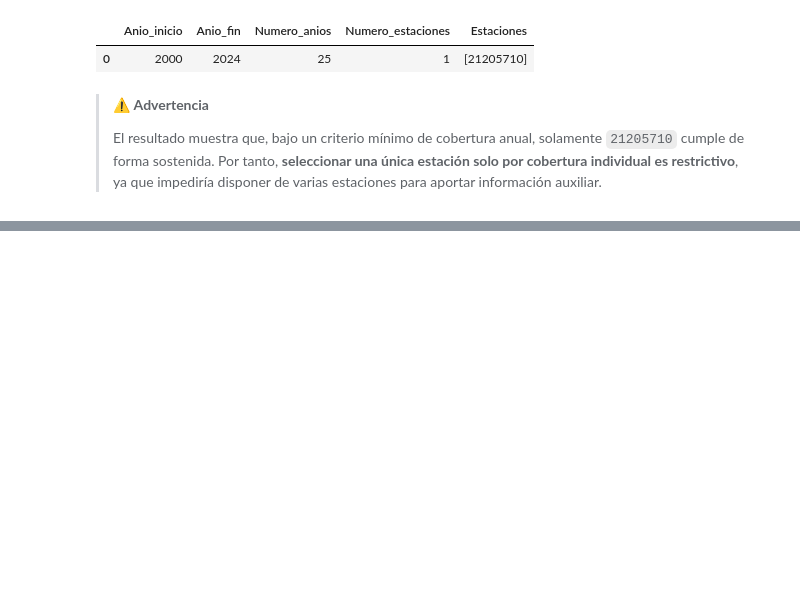
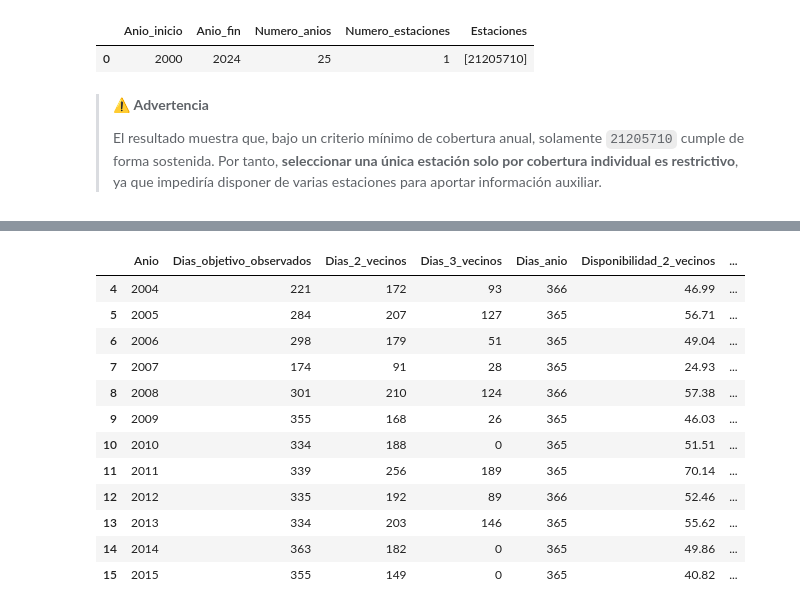
Before and after one commit to Antaesa-01/TFM-Precipitacion, a Jupyter notebook: notebooks/02_Descarga_Precipitaciones_DHIME.ipynb, the cells around one changed output, grey strips where cells are left out. Saved outputs shown, nothing was run; the diff lists cells and outputs as text; code cells hidden in the pictures; blank space fills up the shorter version.

```diff
--- a/notebooks/02_Descarga_Precipitaciones_DHIME.ipynb
+++ b/notebooks/02_Descarga_Precipitaciones_DHIME.ipynb
@@ -2022,0 +912,8 @@ Se instala `contextily`, librería utilizada únicamente para incorporar un mapa
+# %%
+df_wide = df_precipitacion_completo.pivot(
+    index="Fecha", columns="CodigoEstacion", values="Valor"
+).sort_index()
+
+df_wide.index.name = "Fecha"
+print("Matriz de trabajo:", df_wide.shape)
+display(df_wide.head())
@@ -2022,0 +1171,12 @@ Se instala `contextily`, librería utilizada únicamente para incorporar un mapa
+# %%
+OBJETIVO_CANDIDATO = "21205710"
+
+revision_objetivo = (
+    df_analisis_pares.loc[
+        df_analisis_pares["Estacion_objetivo"] == OBJETIVO_CANDIDATO
+    ]
+    .sort_values("Dias_simultaneos", ascending=False)
+    .reset_index(drop=True)
+)
+
+display(revision_objetivo)
@@ -2022,0 +1257,19 @@ Se instala `contextily`, librería utilizada únicamente para incorporar un mapa
+# %%
+df_revision_anual_objetivo = resumir_vecinos_por_anio(df_wide, OBJETIVO_CANDIDATO)
+display(df_revision_anual_objetivo.loc[
+    df_revision_anual_objetivo["Anio"].between(2004, 2015)
+])
+# %% [output]
+|  | Anio | Dias_objetivo_observados | Dias_2_vecinos | Dias_3_vecinos | Dias_anio | Disponibilidad_2_vecinos | ... |
+| 4 | 2004 | 221 | 172 | 93 | 366 | 46.99 | ... |
+| 5 | 2005 | 284 | 207 | 127 | 365 | 56.71 | ... |
+| 6 | 2006 | 298 | 179 | 51 | 365 | 49.04 | ... |
+| 7 | 2007 | 174 | 91 | 28 | 365 | 24.93 | ... |
+| 8 | 2008 | 301 | 210 | 124 | 366 | 57.38 | ... |
+| 9 | 2009 | 355 | 168 | 26 | 365 | 46.03 | ... |
+| 10 | 2010 | 334 | 188 | 0 | 365 | 51.51 | ... |
+| 11 | 2011 | 339 | 256 | 189 | 365 | 70.14 | ... |
+| 12 | 2012 | 335 | 192 | 89 | 366 | 52.46 | ... |
+| 13 | 2013 | 334 | 203 | 146 | 365 | 55.62 | ... |
+| 14 | 2014 | 363 | 182 | 0 | 365 | 49.86 | ... |
+| 15 | 2015 | 355 | 149 | 0 | 365 | 40.82 | ... |
```
Also changed, not shown: parts of 230 cells of this notebook, 27 other files.
